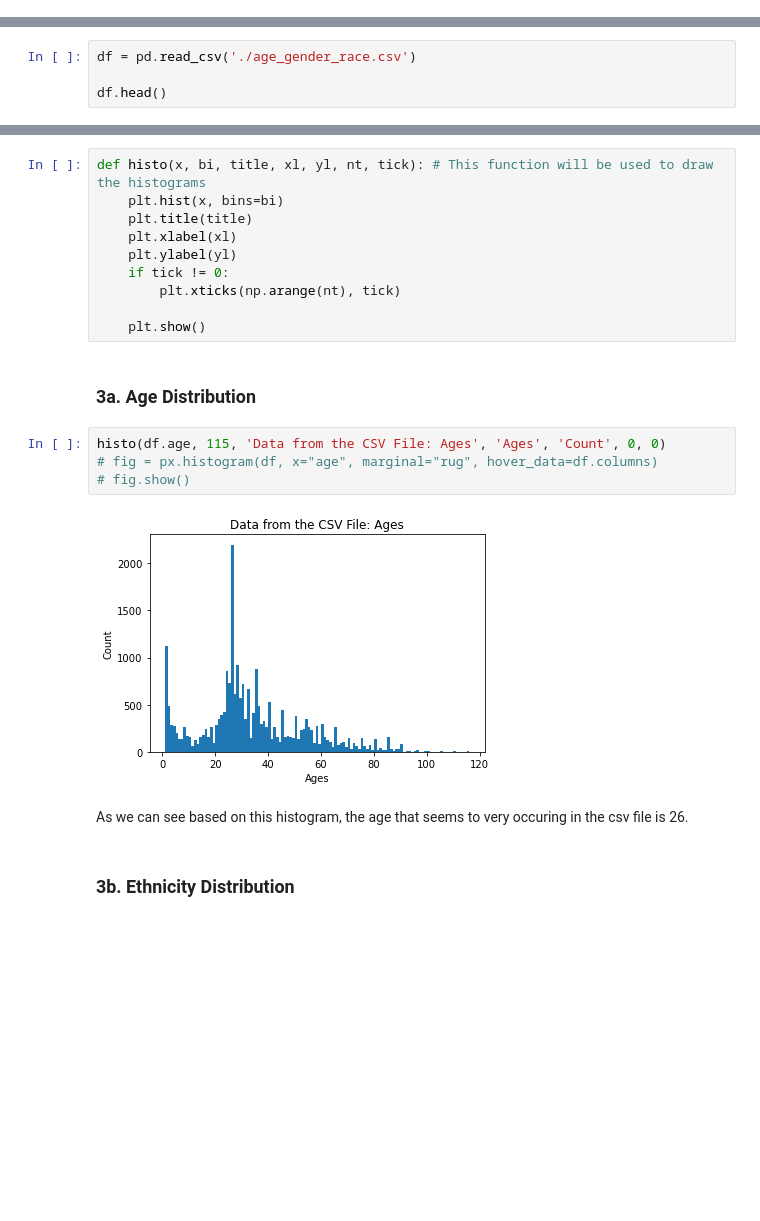
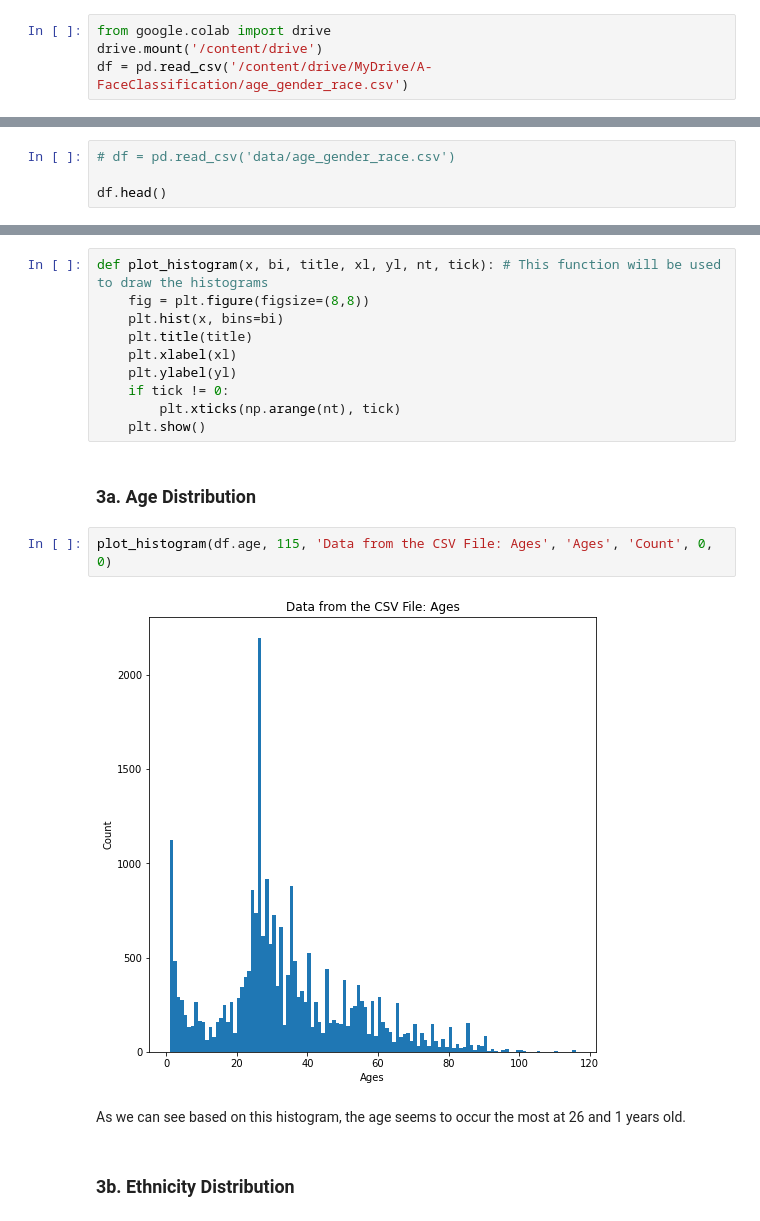
Before and after one commit to niyonx/Face-Classification, a Jupyter notebook: Face_Classification.ipynb, the cells around one changed output, grey strips where cells are left out. Cells and saved outputs as stored; diff of their text form; blank space fills up the shorter version.

```diff
--- a/Face_Classification.ipynb
+++ b/Face_Classification.ipynb
@@ -58,0 +70,4 @@ pd.set_option('display.max_columns', 50)
+# %%
+from google.colab import drive
+drive.mount('/content/drive')
+df = pd.read_csv('/content/drive/MyDrive/A-FaceClassification/age_gender_race.csv')
@@ -59,5 +76,5 @@ pd.set_option('display.max_columns', 50)
 # %%
-df = pd.read_csv('./age_gender_race.csv')
+# df = pd.read_csv('data/age_gender_race.csv')
 
 df.head()
 # %% [output]
@@ -99,23 +119,21 @@ IMG_SIZE = 48
 # %%
-def histo(x, bi, title, xl, yl, nt, tick): # This function will be used to draw the histograms
+def plot_histogram(x, bi, title, xl, yl, nt, tick): # This function will be used to draw the histograms
+    fig = plt.figure(figsize=(8,8))
     plt.hist(x, bins=bi)
     plt.title(title)
     plt.xlabel(xl)
     plt.ylabel(yl)
     if tick != 0:
         plt.xticks(np.arange(nt), tick)
-
     plt.show()
 # %% [markdown]
 ### 3a. Age Distribution
 # %%
-histo(df.age, 115, 'Data from the CSV File: Ages', 'Ages', 'Count', 0, 0)
-# fig = px.histogram(df, x="age", marginal="rug", hover_data=df.columns)
-# fig.show()
+plot_histogram(df.age, 115, 'Data from the CSV File: Ages', 'Ages', 'Count', 0, 0)
 # %% [output]
-[figure, old version]
+[figure, new version]
 # %% [markdown]
-As we can see based on this histogram, the age that seems to very occuring in the csv file is 26.
+As we can see based on this histogram, the age seems to occur the most at 26 and 1 years old.
 # %% [markdown]
 ### 3b. Ethnicity Distribution
 # %%
```
Also changed, not shown: parts of 226 cells of this notebook.
